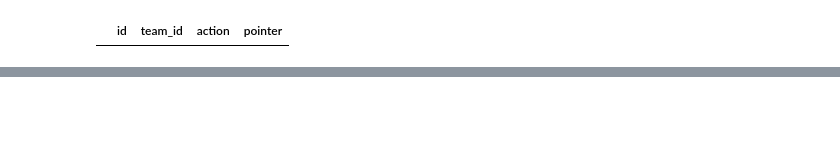
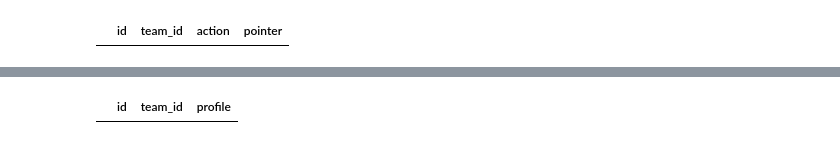
Before and after one commit to bmcnns/distributed-tpg, a Jupyter notebook: database_debugging.ipynb, the cells around one changed output, grey strips where cells are left out. Saved outputs shown, nothing was run; the diff lists cells and outputs as text; code cells hidden in the pictures; blank space fills up the shorter version.

```diff
--- a/database_debugging.ipynb
+++ b/database_debugging.ipynb
@@ -251,3 +307,15 @@ Not in diversity profiles
+# %%
+profiles = duckdb.query("""
+SELECT * FROM db.public.diversity_cache
+WHERE team_id = '419ab451-2e92-4b8f-8d82-9608c8512917'
+ORDER BY id DESC
+LIMIT 360
+
+""").df()
+
+profiles
+# %% [output]
+|  | id | team_id | profile |
 # %%
 pd.set_option('display.max_colwidth', None)
 
```
Also changed, not shown: parts of 17 cells of this notebook, 7 other files.
